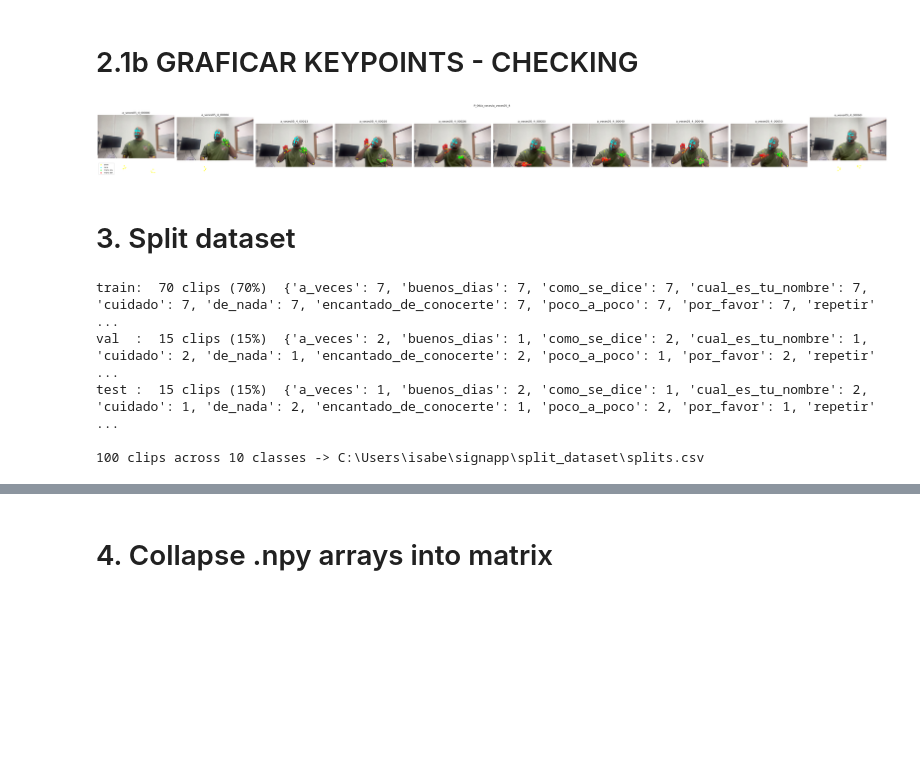
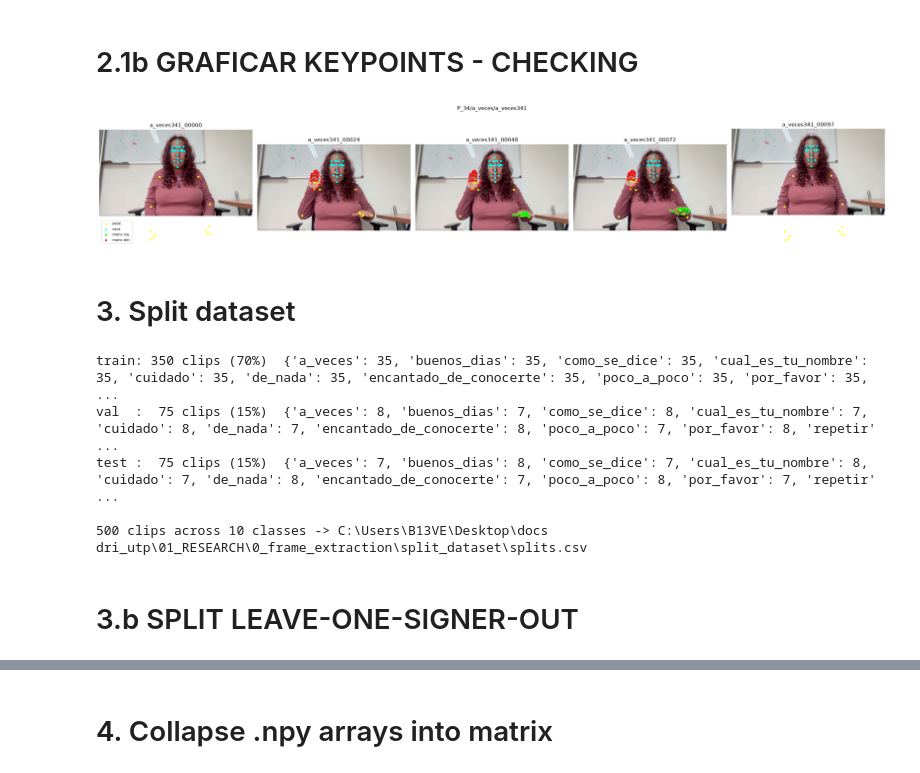
Before and after one commit to mariangeli-s/time-series-to-slr, a Jupyter notebook: data_pipeline.ipynb, the cells around one changed output, grey strips where cells are left out. Saved outputs shown, nothing was run; the diff lists cells and outputs as text; code cells hidden in the pictures; blank space fills up the shorter version.

```diff
--- a/data_pipeline.ipynb
+++ b/data_pipeline.ipynb
@@ -214,42 +216,44 @@ P_10\repetir\repetir10_9: saved 89 keypoint files -> C:\Users\B13VE\Desktop\docs
 # %% [markdown]
 # 2.1b GRAFICAR KEYPOINTS - CHECKING
 # %%
+import numpy as np
+import mediapipe as mp
 import matplotlib.pyplot as plt
 
-CLIP = r"C:\Users\B13VE\Desktop\docs dri_utp\01_RESEARCH\0_frame_extraction\keypoints\P_06\a_veces\a_veces05_4"  # None = primer clip; o una ruta como "P_01/hola/clip_01"
-N_FRAMES = 10
+CLIP = r"C:\Users\B13VE\Desktop\docs dri_utp\01_RESEARCH\0_frame_extraction\keypoints\P_34\a_veces\a_veces341"  # None = primer clip; o una ruta como "P_01/hola/clip_01"
+N_FRAMES = 5
 
 clip_dir = (DIR_KEYPOINTS / CLIP if CLIP
             else sorted({p.parent for p in DIR_KEYPOINTS.rglob("*.npy")})[0])
 kp_paths = sorted(clip_dir.glob("*.npy"))
 elegidos = [kp_paths[i] for i in np.linspace(0, len(kp_paths) - 1, N_FRAMES).astype(int)]
 
 PARTES = [("pose", POSE, 4, "yellow"), ("cara", FACE, 3, "cyan"),
           ("mano izq.", LEFT_HAND, 3, "lime"), ("mano der.", RIGHT_HAND, 3, "red")]
 
 fig, axes = plt.subplots(1, N_FRAMES, figsize=(5 * N_FRAMES, 5))
 for ax, kp_path in zip(axes, elegidos):
     kp = np.load(kp_path)
 
     img_path = DIR_FRAMES / clip_dir.relative_to(DIR_KEYPOINTS) / f"{kp_path.stem}.jpg"
     img = cv2.cvtColor(cv2.imread(str(img_path)), cv2.COLOR_BGR2RGB)
     h, w = img.shape[:2]
     ax.imshow(img)
 
     for nombre, bloque, valores, color in PARTES:
         pts = kp[bloque].reshape(-1, valores)[:, :3]
         pts = pts[(pts != 0).any(axis=1)]            # quita los no detectados
         ax.scatter(pts[:, 0] * w, pts[:, 1] * h, s=12, c=color, label=nombre)
 
     ax.set_title(kp_path.stem)
     ax.axis("off")
 
 axes[0].legend(loc="lower left", fontsize=8)
 fig.suptitle(clip_dir.relative_to(DIR_KEYPOINTS).as_posix())
 plt.tight_layout()
 plt.show()
 # %% [output]
-[figure, old version]
+[figure, new version]
 # %% [markdown]
 # 3. Split dataset
 # %%
@@ -318,7 +322,7 @@ config = {
     "stratified_by": "label",
     "signer_independent": False,
     "keypoints_dir": str(DIR_KEYPOINTS),
-    "keypoint_dim": 291,
+    "keypoint_dim": 237,
     "labels": labels,
     "n_clips": len(splits_df),
     "counts": {name: int(n) for name, n in splits_df["split"].value_counts().items()},
@@ -332,8 +336,10 @@ for name in RATIOS:
 
 print(f"\n{len(splits_df)} clips across {len(labels)} classes -> {DIR_DATASET / 'splits.csv'}")
 # %% [output]
-train:  70 clips (70%)  {'a_veces': 7, 'buenos_dias': 7, 'como_se_dice': 7, 'cual_es_tu_nombre': 7, 'cuidado': 7, 'de_nada': 7, 'encantado_de_conocerte': 7, 'poco_a_poco': 7, 'por_favor': 7, 'repetir' ...
-val  :  15 clips (15%)  {'a_veces': 2, 'buenos_dias': 1, 'como_se_dice': 2, 'cual_es_tu_nombre': 1, 'cuidado': 2, 'de_nada': 1, 'encantado_de_conocerte': 2, 'poco_a_poco': 1, 'por_favor': 2, 'repetir' ...
-test :  15 clips (15%)  {'a_veces': 1, 'buenos_dias': 2, 'como_se_dice': 1, 'cual_es_tu_nombre': 2, 'cuidado': 1, 'de_nada': 2, 'encantado_de_conocerte': 1, 'poco_a_poco': 2, 'por_favor': 1, 'repetir' ...
+train: 350 clips (70%)  {'a_veces': 35, 'buenos_dias': 35, 'como_se_dice': 35, 'cual_es_tu_nombre': 35, 'cuidado': 35, 'de_nada': 35, 'encantado_de_conocerte': 35, 'poco_a_poco': 35, 'por_favor': 35,  ...
+val  :  75 clips (15%)  {'a_veces': 8, 'buenos_dias': 7, 'como_se_dice': 8, 'cual_es_tu_nombre': 7, 'cuidado': 8, 'de_nada': 7, 'encantado_de_conocerte': 8, 'poco_a_poco': 7, 'por_favor': 8, 'repetir' ...
+test :  75 clips (15%)  {'a_veces': 7, 'buenos_dias': 8, 'como_se_dice': 7, 'cual_es_tu_nombre': 8, 'cuidado': 7, 'de_nada': 8, 'encantado_de_conocerte': 7, 'poco_a_poco': 8, 'por_favor': 7, 'repetir' ...
 
-100 clips across 10 classes -> C:\Users\isabe\signapp\split_dataset\splits.csv
+500 clips across 10 classes -> C:\Users\B13VE\Desktop\docs dri_utp\01_RESEARCH\0_frame_extraction\split_dataset\splits.csv
+# %% [markdown]
+# 3.b SPLIT LEAVE-ONE-SIGNER-OUT
```
Also changed, not shown: parts of 71 cells of this notebook, 21 other files.
